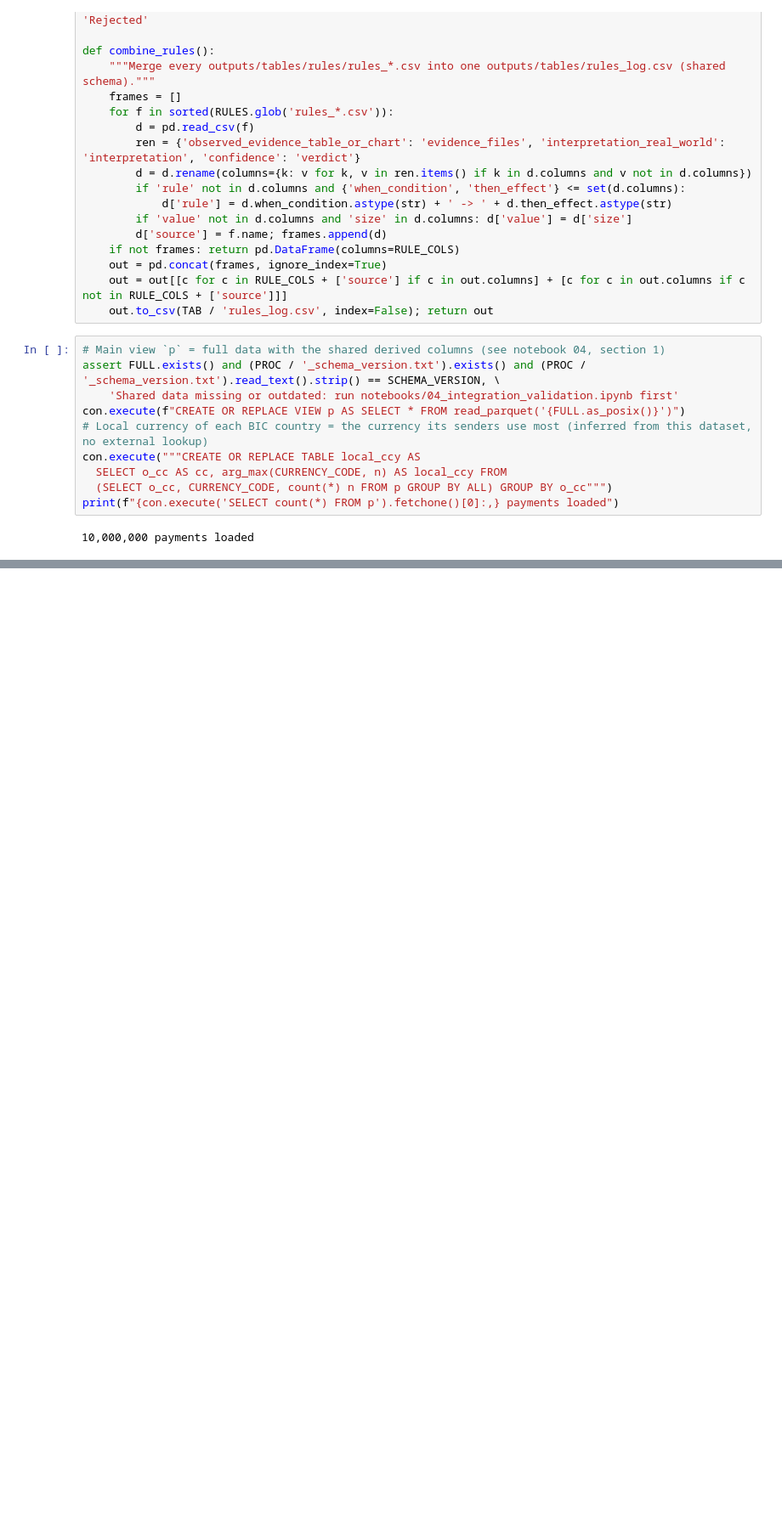
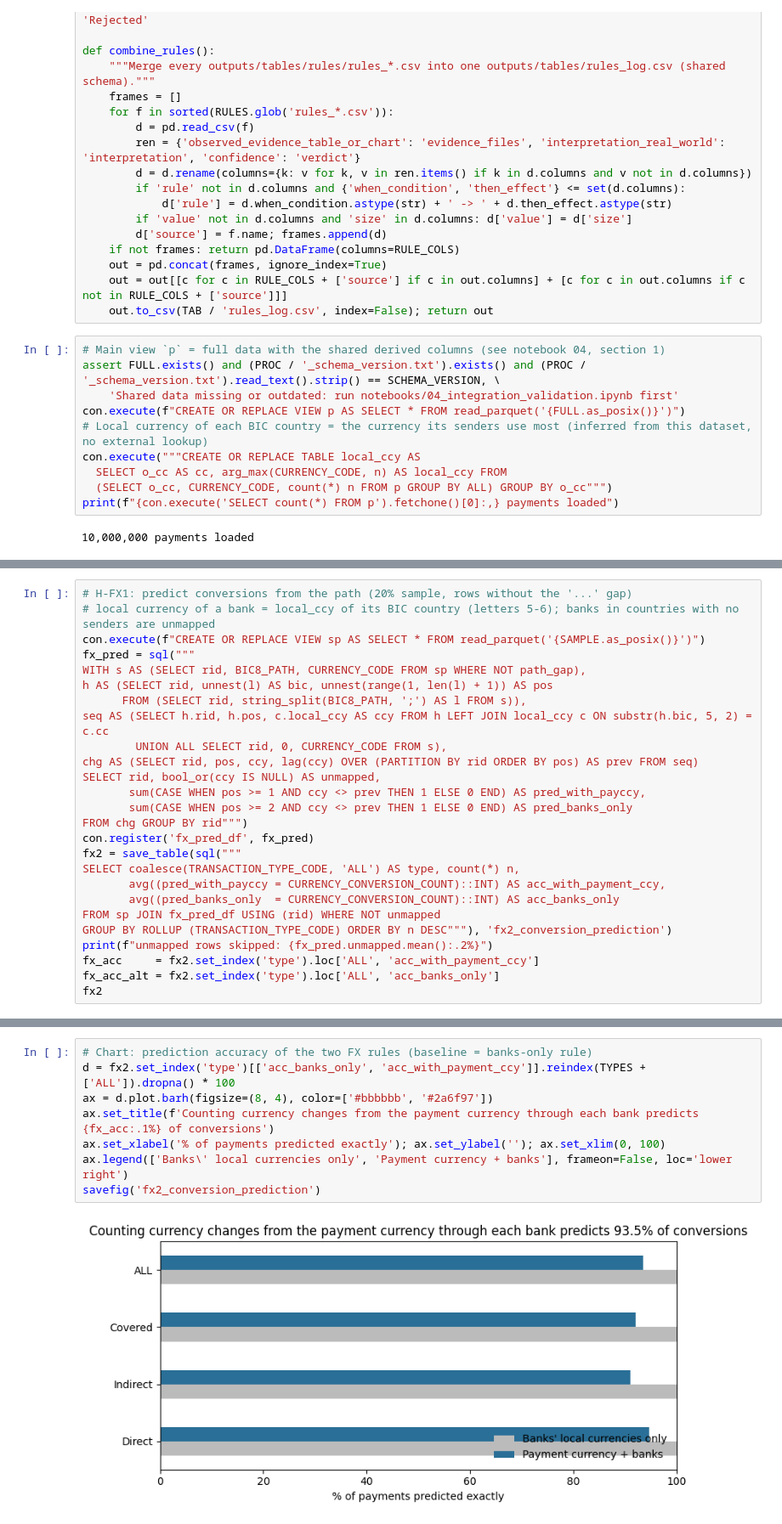
Before and after one commit to chanjyi/C2O-UMDAC, a Jupyter notebook: notebooks/02_member2_analysis.ipynb, the cells around one changed output, grey strips where cells are left out. Shown at 85% size. Saved outputs shown, nothing was run; the diff lists cells and outputs as text; blank space fills up the shorter version.

```diff
--- a/notebooks/02_member2_analysis.ipynb
+++ b/notebooks/02_member2_analysis.ipynb
@@ -120,0 +402,26 @@ combine_rules()
+# %%
+# H-FX1: predict conversions from the path (20% sample, rows without the '...' gap)
+# local currency of a bank = local_ccy of its BIC country (letters 5-6); banks in countries with no senders are unmapped
+con.execute(f"CREATE OR REPLACE VIEW sp AS SELECT * FROM read_parquet('{SAMPLE.as_posix()}')")
+fx_pred = sql("""
+WITH s AS (SELECT rid, BIC8_PATH, CURRENCY_CODE FROM sp WHERE NOT path_gap),
+h AS (SELECT rid, unnest(l) AS bic, unnest(range(1, len(l) + 1)) AS pos
+      FROM (SELECT rid, string_split(BIC8_PATH, ';') AS l FROM s)),
+seq AS (SELECT h.rid, h.pos, c.local_ccy AS ccy FROM h LEFT JOIN local_ccy c ON substr(h.bic, 5, 2) = c.cc
+        UNION ALL SELECT rid, 0, CURRENCY_CODE FROM s),
+chg AS (SELECT rid, pos, ccy, lag(ccy) OVER (PARTITION BY rid ORDER BY pos) AS prev FROM seq)
+SELECT rid, bool_or(ccy IS NULL) AS unmapped,
+       sum(CASE WHEN pos >= 1 AND ccy <> prev THEN 1 ELSE 0 END) AS pred_with_payccy,
+       sum(CASE WHEN pos >= 2 AND ccy <> prev THEN 1 ELSE 0 END) AS pred_banks_only
+FROM chg GROUP BY rid""")
+con.register('fx_pred_df', fx_pred)
+fx2 = save_table(sql("""
+SELECT coalesce(TRANSACTION_TYPE_CODE, 'ALL') AS type, count(*) n,
+       avg((pred_with_payccy = CURRENCY_CONVERSION_COUNT)::INT) AS acc_with_payment_ccy,
+       avg((pred_banks_only  = CURRENCY_CONVERSION_COUNT)::INT) AS acc_banks_only
+FROM sp JOIN fx_pred_df USING (rid) WHERE NOT unmapped
+GROUP BY ROLLUP (TRANSACTION_TYPE_CODE) ORDER BY n DESC"""), 'fx2_conversion_prediction')
+print(f"unmapped rows skipped: {fx_pred.unmapped.mean():.2%}")
+fx_acc     = fx2.set_index('type').loc['ALL', 'acc_with_payment_ccy']
+fx_acc_alt = fx2.set_index('type').loc['ALL', 'acc_banks_only']
+fx2
@@ -120,0 +483,10 @@ combine_rules()
+# %%
+# Chart: prediction accuracy of the two FX rules (baseline = banks-only rule)
+d = fx2.set_index('type')[['acc_banks_only', 'acc_with_payment_ccy']].reindex(TYPES + ['ALL']).dropna() * 100
+ax = d.plot.barh(figsize=(8, 4), color=['#bbbbbb', '#2a6f97'])
+ax.set_title(f'Counting currency changes from the payment currency through each bank predicts {fx_acc:.1%} of conversions')
+ax.set_xlabel('% of payments predicted exactly'); ax.set_ylabel(''); ax.set_xlim(0, 100)
+ax.legend(['Banks\' local currencies only', 'Payment currency + banks'], frameon=False, loc='lower right')
+savefig('fx2_conversion_prediction')
+# %% [output]
+[figure, added]
```
Also changed, not shown: parts of 30 cells of this notebook.
